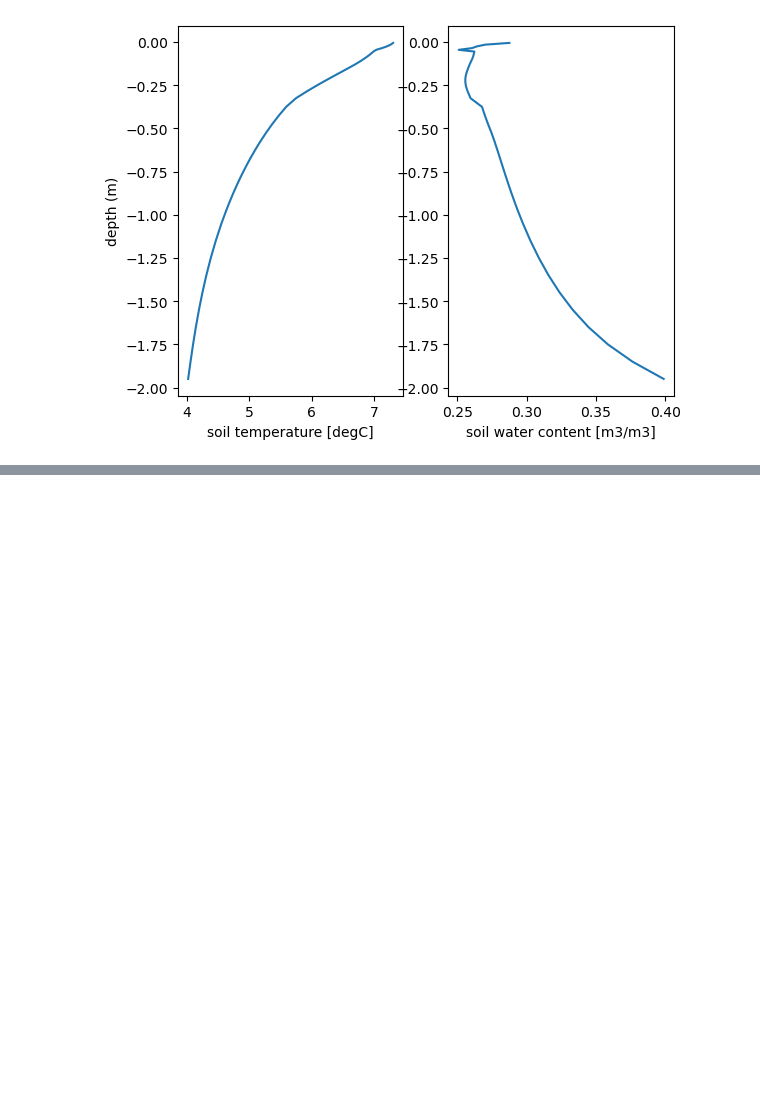
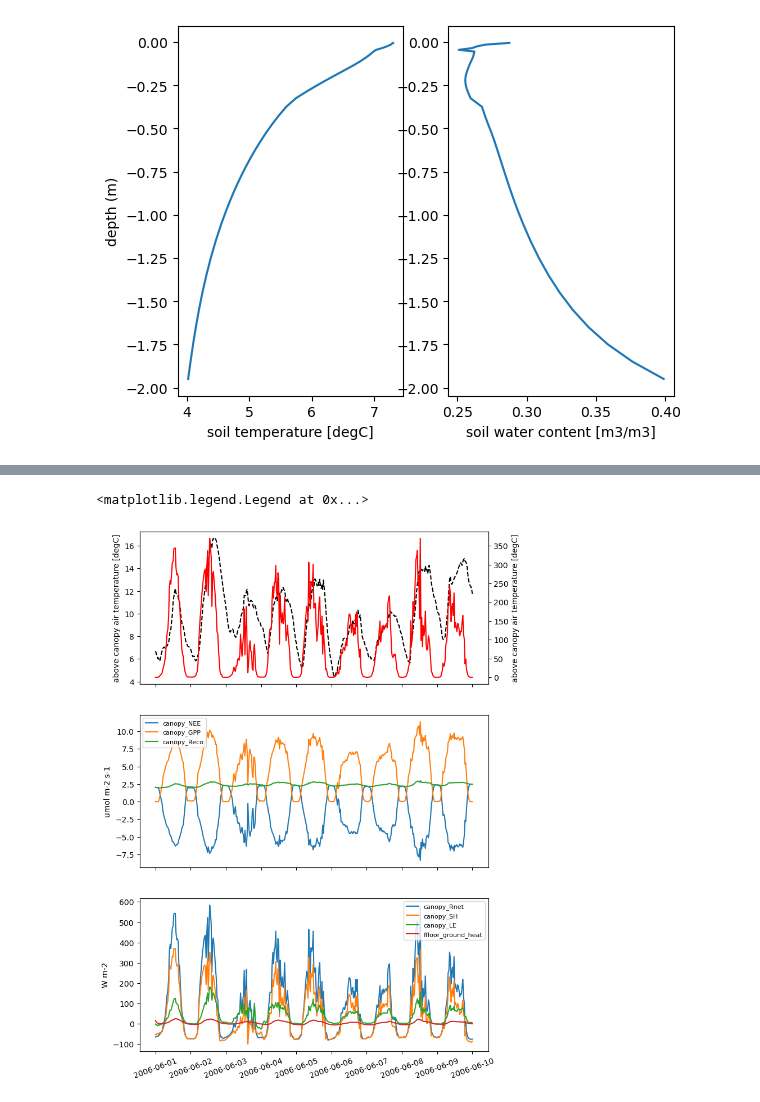
Before and after one commit to LukeEcomod/pyAPES_main, a Jupyter notebook: Examples/Demo_1_multi_layer_model.ipynb, the cells around one changed output, grey strips where cells are left out. Drawn from its saved outputs; the diff is of its cells as text; code cells hidden in the pictures; blank space fills up the shorter version.

```diff
--- a/Examples/Demo_1_multi_layer_model.ipynb
+++ b/Examples/Demo_1_multi_layer_model.ipynb
@@ -167,0 +185,34 @@ for v in var:
+# %%
+
+var = ['forcing_air_temperature', 'forcing_par', 'canopy_NEE', 'canopy_GPP',
+       'canopy_Reco', 'canopy_Rnet', 'canopy_SH', 'canopy_LE', 'ffloor_ground_heat']
+
+fig, ax = plt.subplots(3, 1, figsize=(8,12), sharex=True)
+
+# temperature & par
+ax[0].plot(t, results[var[0]][:,sim], 'k--', label=var[0])
+ax[0].set_ylabel(results[var[0]].attrs['units'])
+ax[0].tick_params(axis='x', labelrotation = 20)
+axb = ax[0].twinx()
+
+axb.plot(t, results[var[1]][:,sim], 'r-', label=var[0]) # Par
+axb.set_ylabel(results[var[0]].attrs['units'])
+
+# CO2 fluxes
+for v in var[2:5]:
+    ax[1].plot(t, results[v][:,sim], label=v)
+
+ax[1].set_ylabel('umol m-2 s-1')
+ax[1].tick_params(axis='x', labelrotation = 20)
+ax[1].legend(fontsize=8)
+
+# energy fluxes
+for v in var[5:]:
+    ax[2].plot(t, results[v][:,sim], label=v)
+
+ax[2].set_ylabel('W m-2')
+ax[2].tick_params(axis='x', labelrotation = 20)
+ax[2].legend(fontsize=8)
+# %% [output]
+<matplotlib.legend.Legend at 0x...>
+[figure, added]
```
Also changed, not shown: parts of 12 cells of this notebook, 3 other files.
